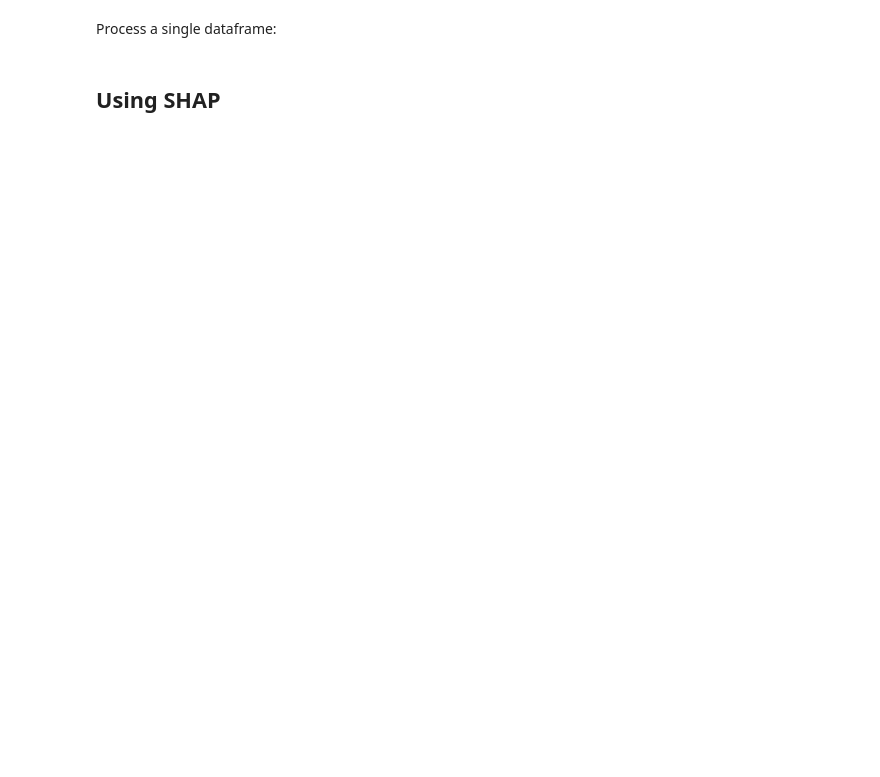
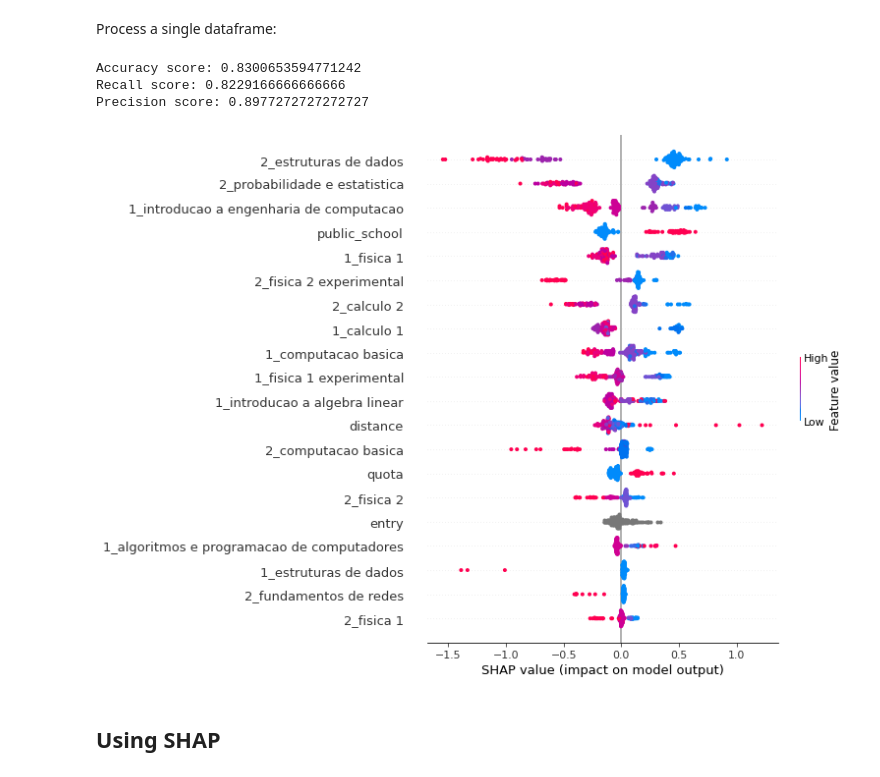
Before and after one commit to gnramos/trj-academica, a Jupyter notebook: pipeline/main.ipynb, the cells around one changed output. Saved outputs shown, nothing was run; the diff lists cells and outputs as text; code cells hidden in the pictures; blank space fills up the shorter version.

Commit message:
dealing with imbalance and fixing date bug

```diff
--- a/pipeline/main.ipynb
+++ b/pipeline/main.ipynb
@@ -113,7 +141,11 @@ def process(data):
         X, y, test_size=0.3, random_state=42, stratify=y
     )
 
-    model = CatBoostClassifier()
+    # dropout imbalance
+    output_freq = data[output_attr].value_counts()
+    scale = output_freq[0] / output_freq[1]  # negative / positive
+
+    model = CatBoostClassifier(scale_pos_weight=scale)
     model.fit(X_train, y_train, cat_features=cat_attr, plot=False, silent=True)
 
     predicts = model.predict(X_test)
@@ -122,7 +154,17 @@ def process(data):
     print('Recall score:', recall_score(y_test, predicts))
     print('Precision score:', precision_score(y_test, predicts))
 
-    utils.plot_feature_importance(model.get_feature_importance(), X.columns, 'Catboost')
+    # shap importance
+    shap_values = model.get_feature_importance(
+        Pool(X_test, label=y_test, cat_features=cat_attr),
+        type="ShapValues"
+    )
+    shap_values = shap_values[:,:-1]
+    shap.summary_plot(shap_values, X_test)
+
+    # fi = model.get_feature_importance(Pool(X_test, label=y_test,cat_features=cat_attr), type='LossFunctionChange')
+    # utils.plot_feature_importance(fi, X.columns, 'Catboost')
+
     return model, X_test
 # %% [markdown]
 Process all dataframes:
@@ -133,8 +201,13 @@ for course, data in data_process.items():
 # %% [markdown]
 Process a single dataframe:
 # %%
-course = 'computação'
+course = 'engenharia de computação'
 model, X_test = process(data_process[course])
+# %% [output]
+Accuracy score: 0.8300653594771242
+Recall score: 0.8229166666666666
+Precision score: 0.8977272727272727
+[figure, added]
 # %% [markdown]
 ## Using SHAP
 # %%
```
Also changed, not shown: parts of 18 cells of this notebook, 2 other files.
